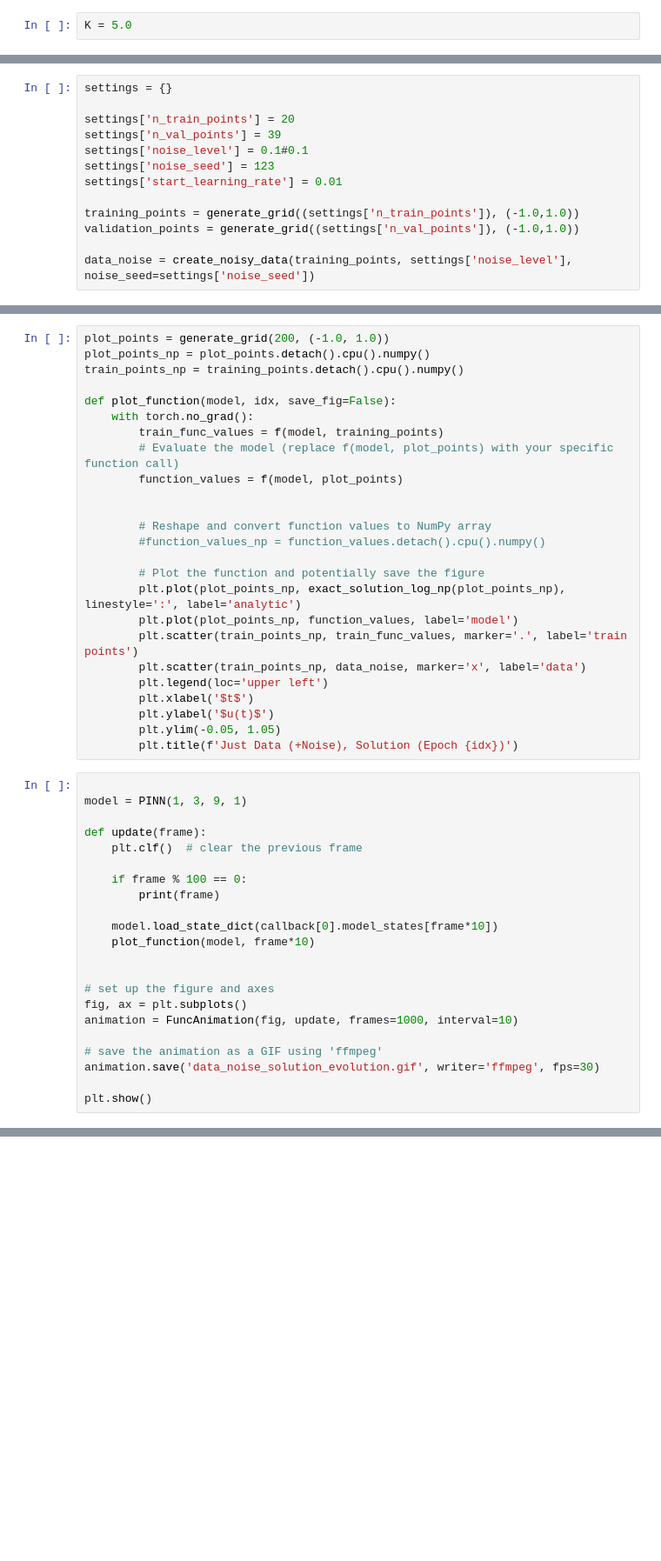
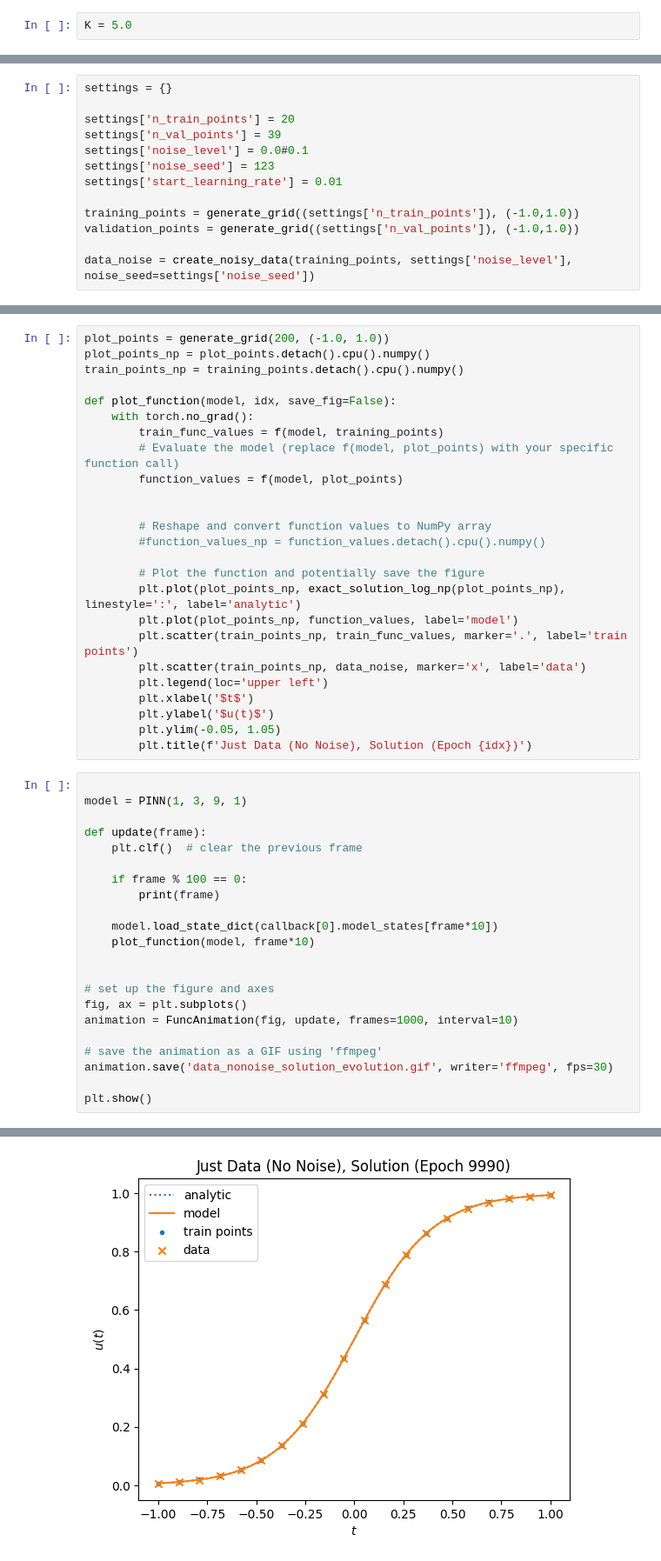
Before and after one commit to The-PINN-Group/MoPINN, a Jupyter notebook: WS_log full task 4 gifs.ipynb, the cells around one changed output, grey strips where cells are left out. Shown at 87% size. Cells and saved outputs as stored; diff of their text form; blank space fills up the shorter version.

```diff
--- a/WS_log full task 4 gifs.ipynb
+++ b/WS_log full task 4 gifs.ipynb
@@ -67,7 +67,7 @@ settings = {}
 
 settings['n_train_points'] = 20
 settings['n_val_points'] = 39
-settings['noise_level'] = 0.1#0.1
+settings['noise_level'] = 0.0#0.1
 settings['noise_seed'] = 123
 settings['start_learning_rate'] = 0.01
 
@@ -139,7 +139,7 @@ def plot_function(model, idx, save_fig=False):
         plt.xlabel('$t$')
         plt.ylabel('$u(t)$')
         plt.ylim(-0.05, 1.05)
-        plt.title(f'Just Data (+Noise), Solution (Epoch {idx})')
+        plt.title(f'Just Data (No Noise), Solution (Epoch {idx})')
 # %%
 
 model = PINN(1, 3, 9, 1)
@@ -159,7 +159,7 @@ fig, ax = plt.subplots()
 animation = FuncAnimation(fig, update, frames=1000, interval=10)
 
 # save the animation as a GIF using 'ffmpeg'
-animation.save('data_noise_solution_evolution.gif', writer='ffmpeg', fps=30)
+animation.save('data_nonoise_solution_evolution.gif', writer='ffmpeg', fps=30)
 
 plt.show()
 # %% [output]
@@ -173,0 +178 @@ MovieWriter ffmpeg unavailable; using Pillow instead.
+[figure, added]
```
Also changed, not shown: parts of 3 cells of this notebook, 18 other files.
